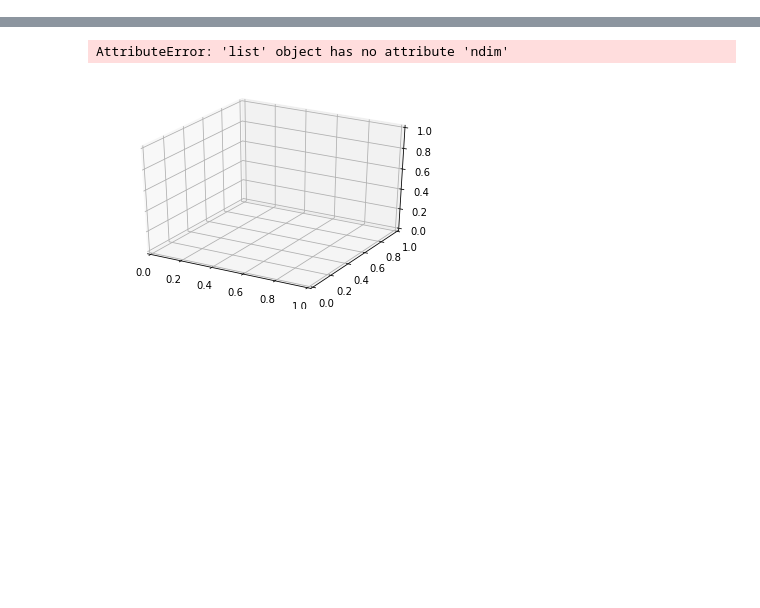
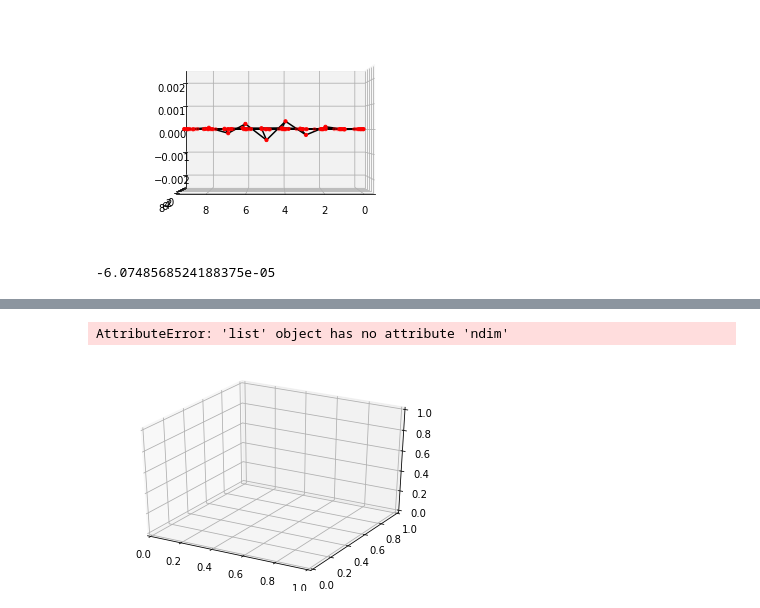
Before and after one commit to apoorv-s/Metamaterial-Non-Affine-deformation-and-Deployable-Strutcures, a Jupyter notebook: Energy Minimizer.ipynb, the cells around one changed output, grey strips where cells are left out. Saved outputs shown, nothing was run; the diff lists cells and outputs as text; code cells hidden in the pictures; blank space fills up the shorter version.

Commit message:
raw code for plot developed

```diff
--- a/Energy Minimizer.ipynb
+++ b/Energy Minimizer.ipynb
@@ -63,3 +63,41 @@ result = res.x
 x = result[0 : nNodes]
 y = result[nNodes : 2*nNodes]
 z = result[2*nNodes : 3*nNodes]
+# %%
+#Plot development, need to convert to the function
+from mpl_toolkits.mplot3d import Axes3D
+ax = plt.gca(projection="3d")
+ax.scatter(x,y,z, c='r',s=10)
+#ax.set_aspect('equal')
+for i in range(1, 11):
+    ax.plot(x[int(10*(i -1)): int(10*i)], y[int(10*(i -1)): int(10*i)], z[int(10*(i -1)): int(10*i)], color="black")
+
+for i in range(1, 11):
+    h_line_x = []
+    h_line_y = []
+    h_line_z = []
+    for j in range(1, 11):
+        h_line_x.append(x[(10*(j-1) + i - 1)])
+        h_line_y.append(y[(10*(j-1) + i - 1)])
+        h_line_z.append(z[(10*(j-1) + i - 1)])
+
+    ax.plot(h_line_x, h_line_y, h_line_z, color="black")
+
+max_range = np.array([x.max()-x.min(), y.max()-y.min(), z.max()-z.min()]).max() / 2.0
+
+mid_x = (x.max()+x.min()) * 0.5
+mid_y = (y.max()+y.min()) * 0.5
+mid_z = (z.max()+z.min()) * 0.5
+ax.set_xlim(mid_x - max_range, mid_x + max_range)
+ax.set_ylim(mid_y - max_range, mid_y + max_range)
+ax.set_zlim((mid_z - max_range)*0.0005, (mid_z + max_range)*0.0005)
+
+ax.view_init(elev=0., azim=90)
+#plt.savefig("test.jpg")
+plt.show()
+# %% [output]
+[figure, added]
+# %%
+(z.max()+z.min()) * 0.5
+# %% [output]
+-6.0748568524188375e-05
```
Also changed, not shown: parts of 7 cells of this notebook.
